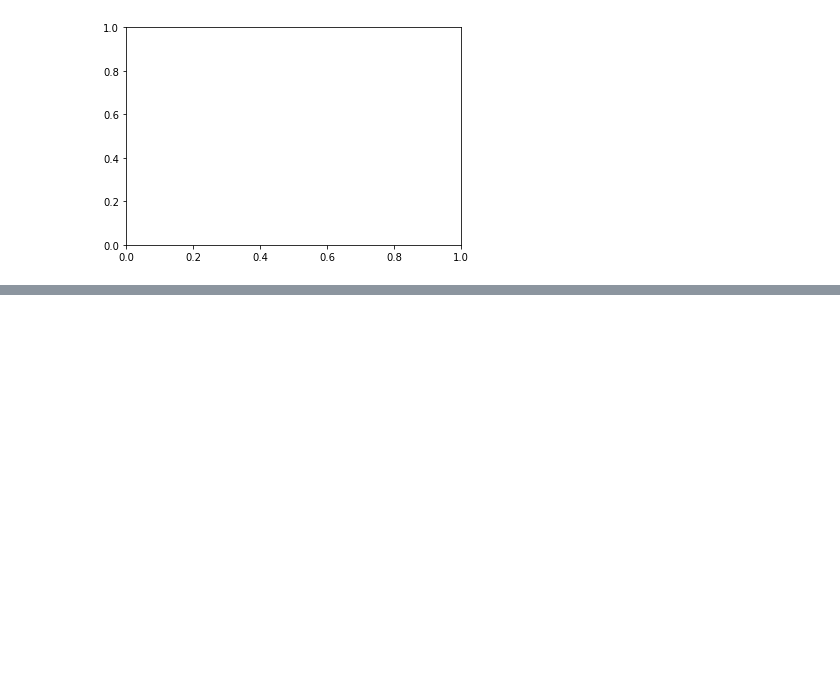
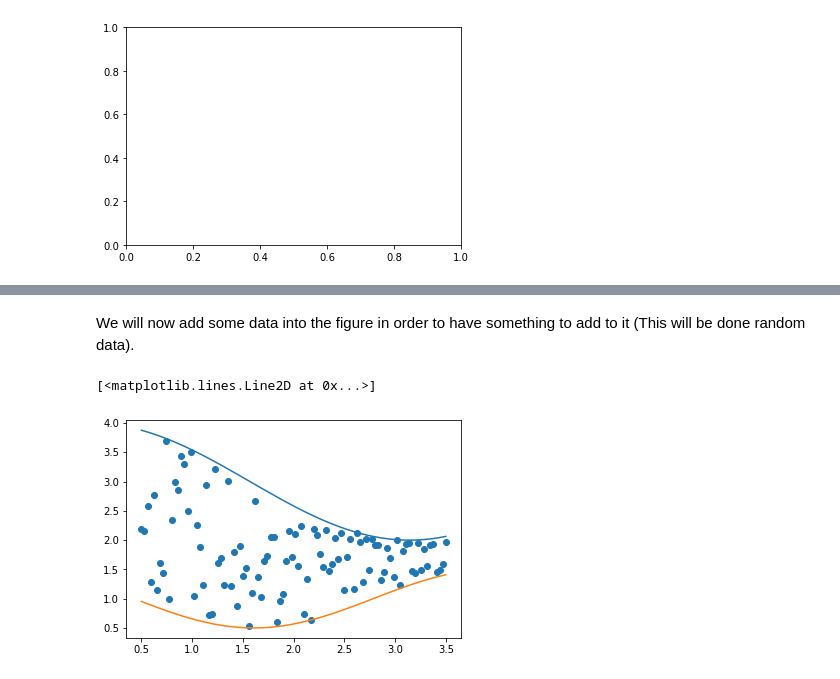
Before and after one commit to Poissonza/Python-Tutorial-Notes, a Jupyter notebook: 4. Matplotlib.ipynb, the cells around one changed output, grey strips where cells are left out. Cells and saved outputs as stored; diff of their text form; code cells hidden in the pictures; blank space fills up the shorter version.

Commit message:
Added in an example to Matplotlib Notes

```diff
--- a/4. Matplotlib.ipynb
+++ b/4. Matplotlib.ipynb
@@ -60,0 +79,17 @@ All of the plotting functions expect **numpy.array** or **numpy.ma.masked_array*
+# %% [markdown]
+We will now add some data into the figure in order to have something to add to it (This will be done random data).
+# %%
+fig, ax = plt.subplots()
+
+# Create the data to plot
+X = np.linspace(0.5, 3.5, 100)
+Y1 = 3 + np.cos(X)
+Y2 = 1 + np.cos(1 + X / 0.75) / 2
+Y3 = np.random.uniform(Y1, Y2, len(X))
+
+ax.scatter(X, Y3)
+ax.plot(X, Y1)
+ax.plot(X, Y2)
+# %% [output]
+[<matplotlib.lines.Line2D at 0x...>]
+[figure, added]
```
Also changed, not shown: parts of 24 cells of this notebook.
